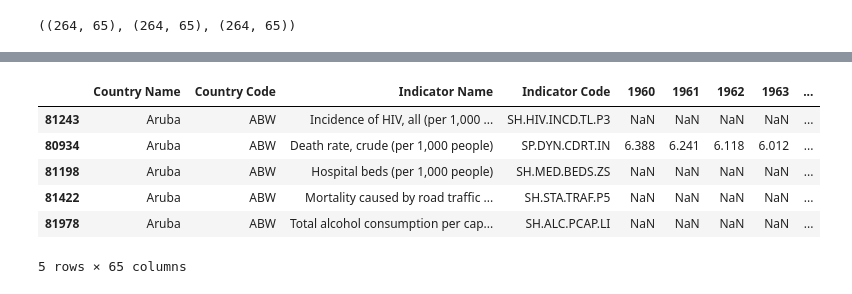
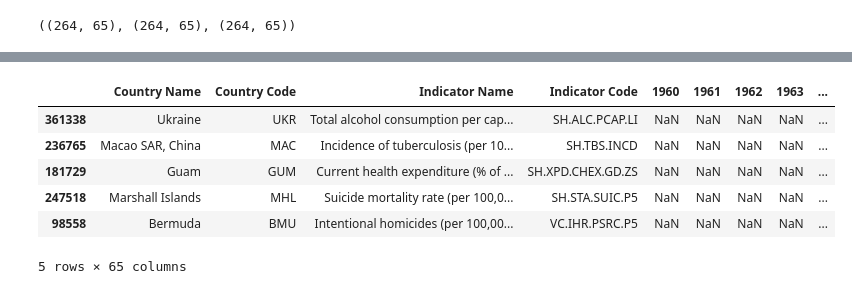
Before and after one commit to susovd/life-expectancy-project, a Jupyter notebook: ETL.ipynb, the cells around one changed output, grey strips where cells are left out. Cells and saved outputs as stored; diff of their text form; code cells hidden in the pictures.

```diff
--- a/ETL.ipynb
+++ b/ETL.ipynb
@@ -93 +101,11 @@ df.head()
+# %%
+df_with_selected_variables.sample(5)
+# %% [output]
+|  | Country Name | Country Code | Indicator Name | Indicator Code | 1960 | 1961 | 1962 | 1963 | ... |
+| 361338 | Ukraine | UKR | Total alcohol consumption per cap... | SH.ALC.PCAP.LI | NaN | NaN | NaN | NaN | ... |
+| 236765 | Macao SAR, China | MAC | Incidence of tuberculosis (per 10... | SH.TBS.INCD | NaN | NaN | NaN | NaN | ... |
+| 181729 | Guam | GUM | Current health expenditure (% of ... | SH.XPD.CHEX.GD.ZS | NaN | NaN | NaN | NaN | ... |
+| 247518 | Marshall Islands | MHL | Suicide mortality rate (per 100,0... | SH.STA.SUIC.P5 | NaN | NaN | NaN | NaN | ... |
+| 98558 | Bermuda | BMU | Intentional homicides (per 100,00... | VC.IHR.PSRC.P5 | NaN | NaN | NaN | NaN | ... |
+5 rows × 65 columns
 # %%
@@ -95,11 +114 @@ df = df.sort_values(by=['Country Code'])
-# %%
-df.head()
-# %% [output]
-|  | Country Name | Country Code | Indicator Name | Indicator Code | 1960 | 1961 | 1962 | 1963 | ... |
-| 81243 | Aruba | ABW | Incidence of HIV, all (per 1,000 ... | SH.HIV.INCD.TL.P3 | NaN | NaN | NaN | NaN | ... |
-| 80934 | Aruba | ABW | Death rate, crude (per 1,000 people) | SP.DYN.CDRT.IN | 6.388 | 6.241 | 6.118 | 6.012 | ... |
-| 81198 | Aruba | ABW | Hospital beds (per 1,000 people) | SH.MED.BEDS.ZS | NaN | NaN | NaN | NaN | ... |
-| 81422 | Aruba | ABW | Mortality caused by road traffic ... | SH.STA.TRAF.P5 | NaN | NaN | NaN | NaN | ... |
-| 81978 | Aruba | ABW | Total alcohol consumption per cap... | SH.ALC.PCAP.LI | NaN | NaN | NaN | NaN | ... |
-5 rows × 65 columns
 # %%
```
Also changed, not shown: parts of 26 cells of this notebook.
